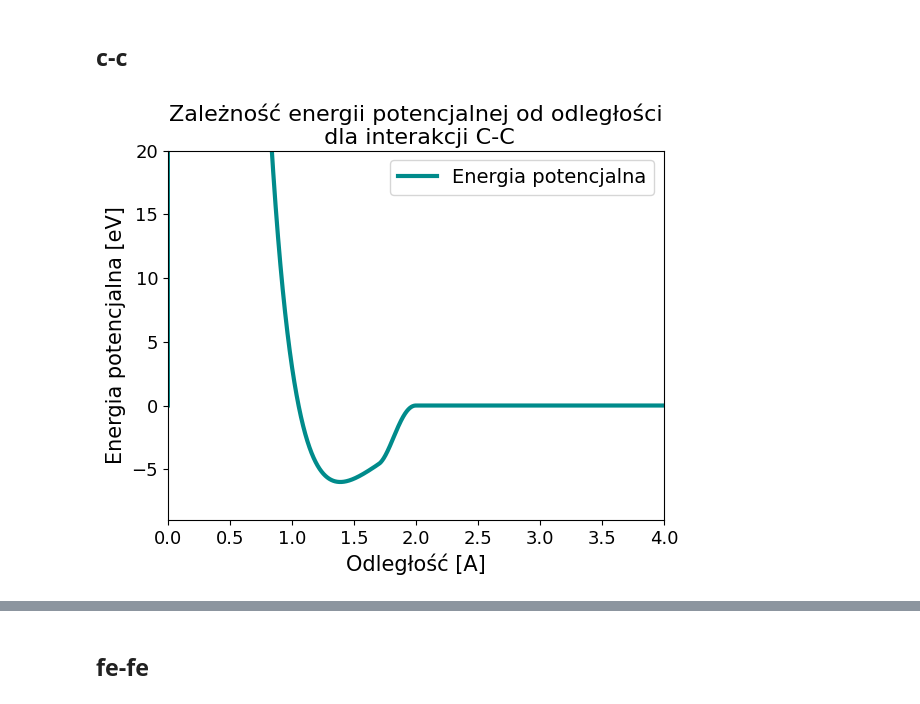
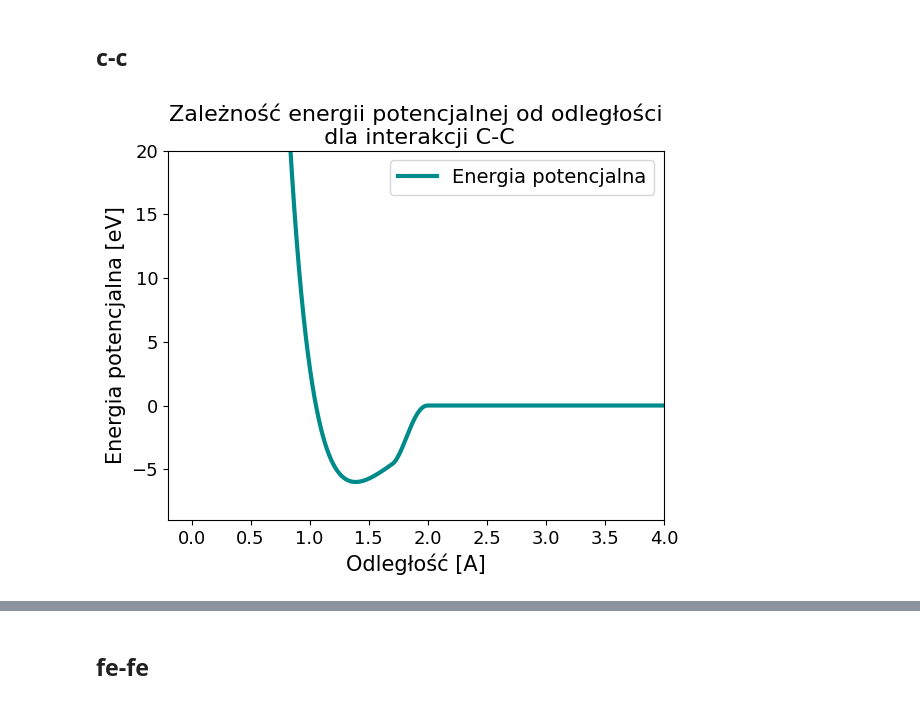
Before and after one commit to WaShindeiru/Molecular-Dynamics-Simulation, a Jupyter notebook: validation/plot_energy.ipynb, the cells around one changed output, grey strips where cells are left out. Saved outputs shown, nothing was run; the diff lists cells and outputs as text; code cells hidden in the pictures.

Commit message:
add polish plots

```diff
--- a/validation/plot_energy.ipynb
+++ b/validation/plot_energy.ipynb
@@ -17,19 +17,20 @@ energy_data_c = pd.read_csv(path_c / "energy.csv", header=0)
 # %%
 # plt.figure()
 # plt.plot(distance['iteration'], distance['distance'])
 # plt.show()
 
 plt.figure()
-plt.plot(distance_c['distance'], energy_data_c["potential_energy"], color='darkcyan', linewidth=3, label="Energia potencjalna")
-plt.xlim([0, 4])
+plt.plot(distance_c['distance'][1:], energy_data_c["potential_energy"][1:], color='darkcyan', linewidth=3, label="Energia potencjalna")
+plt.xlim([-0.2, 4])
 plt.ylim([-9, 20])
 plt.xlabel("Odległość [A]", fontsize=15)
 plt.ylabel("Energia potencjalna [eV]", fontsize=15)
 plt.title("Zależność energii potencjalnej od odległości\n dla interakcji C-C", pad=5, fontsize=16)
 plt.xticks(fontsize=13)
 plt.yticks(fontsize=13)
 plt.legend(fontsize=14)
-plt.savefig('c-c-energy.png')
+
+plt.savefig('/mnt/7E442D59442D1585/md/paper/pot_energy/c-c/c-c-energy.png')
 plt.show()
 # %% [output]
-[figure, old version]
+[figure, new version]
```
Also changed, not shown: parts of 5 cells of this notebook, 7 other files.
